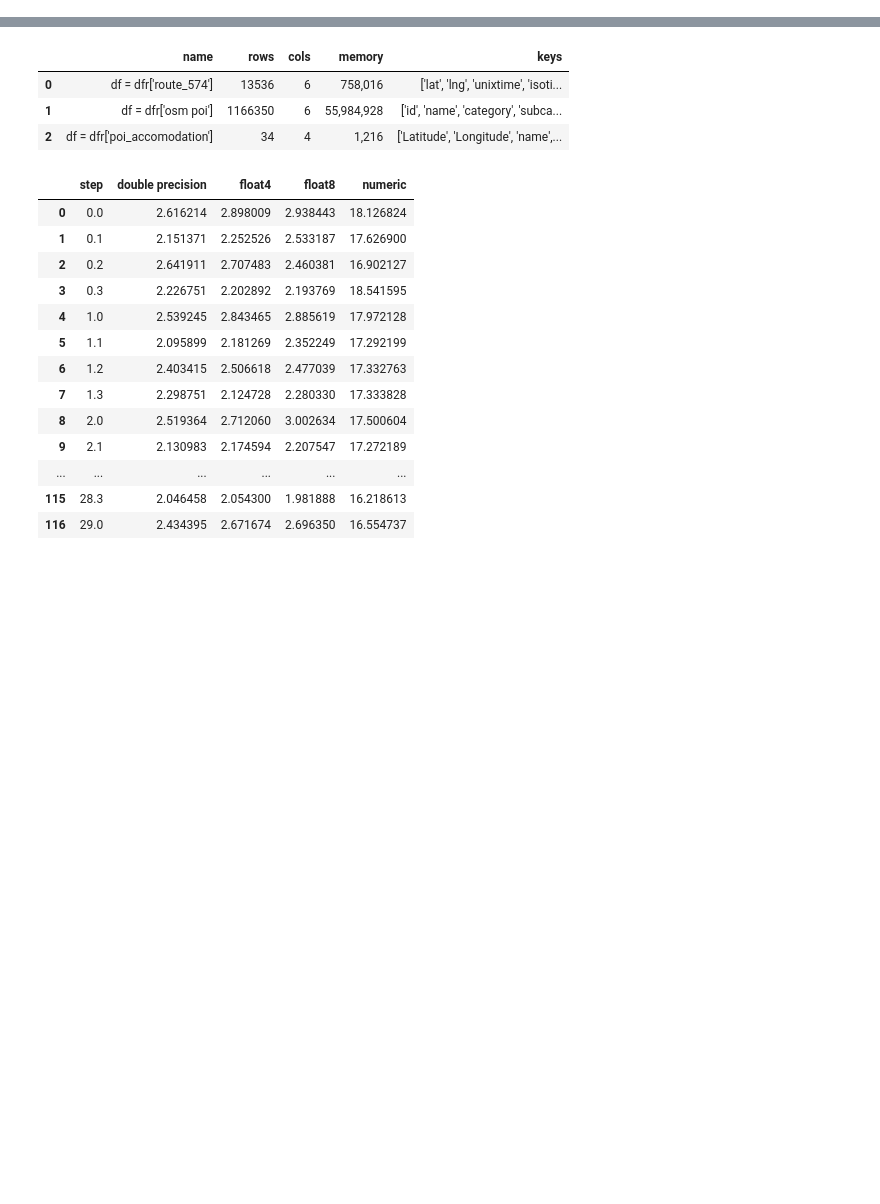
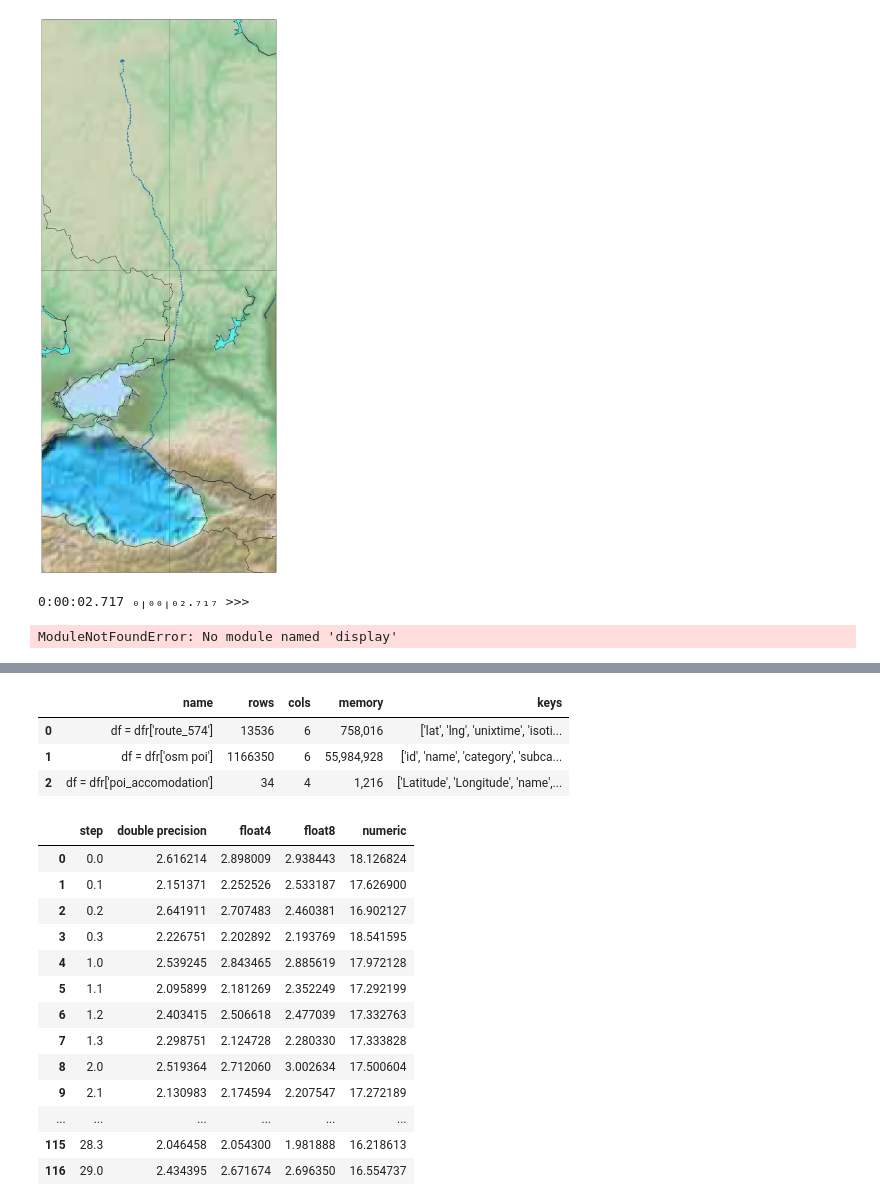
Before and after one commit to codeup1054/jnlab, a Jupyter notebook: 10.POI.ipynb, the cells around one changed output, grey strips where cells are left out. Drawn from its saved outputs; the diff is of its cells as text; code cells hidden in the pictures; blank space fills up the shorter version.

```diff
--- a/10.POI.ipynb
+++ b/10.POI.ipynb
@@ -117,0 +178,52 @@ dtype: int64, None]
+# %%
+import numpy as np
+import matplotlib.pyplot as plt
+from mpl_toolkits.basemap import Basemap
+
+# plt.imshow((out * 255).astype(np.uint8))
+tm()
+
+plt.figure(figsize=(15,30))
+x1 = 34.
+x2 = 45.
+
+m = Basemap(resolution='l',projection='merc',\
+            width=12000000,height=9000000,\
+            llcrnrlat=40.,\
+            urcrnrlat=57.,
+            llcrnrlon=34.,\
+            urcrnrlon=45.,\
+            lat_ts=(x1+x2)/2)
+
+# m.bluemarble()
+m.etopo()
+
+# m.etopo(scale=0.9, alpha=0.7)
+
+# m.scatter(lon,lat,300)
+
+x1,y1 = m(37.35,55.7)
+x2,y2 = m(37.35,55.2)
+
+
+df = dfr['route_574'][::10]
+
+# df[['my','mx']] = df.apply(lambda x: m(x['lat'],x['lng']), axis=1).apply(pd.Series)
+
+
+x,y = m(df.lng.tolist(), df.lat.tolist())
+
+# x = (x1,x2)
+# y = (y1,y2)
+
+m.drawcoastlines(linewidth=1)
+m.drawcountries(linewidth=1)
+m.fillcontinents(color='lightgray',lake_color='aqua',alpha=0.5)
+m.drawmeridians(np.arange(0,360,10))
+m.drawparallels(np.arange(-90,90,10))
+# m.drawmapscale(33,35,0,40,1000,barstyle='fancy')
+m.scatter(x,y,5,zorder=11)
+# plt.text(x,y,"Skolkovo",color='red',size=14);
+plt.show()
+tm('>>>')
+# %% [output]
@@ -117,0 +232,10 @@ dtype: int64, None]
+[figure, added]
+0:00:02.717 ₀╷₀₀╷₀₂.₇₁₇ >>>
+# %%
+import pandas
+import sys
+sys.path.append("pygeoplot/pygeoplot/")
+import pygeoplot as gp
+# from IPython.display import Image
+# %% [output]
+ModuleNotFoundError: No module named 'display'
```
Also changed, not shown: parts of 28 cells of this notebook, 6 other files.
